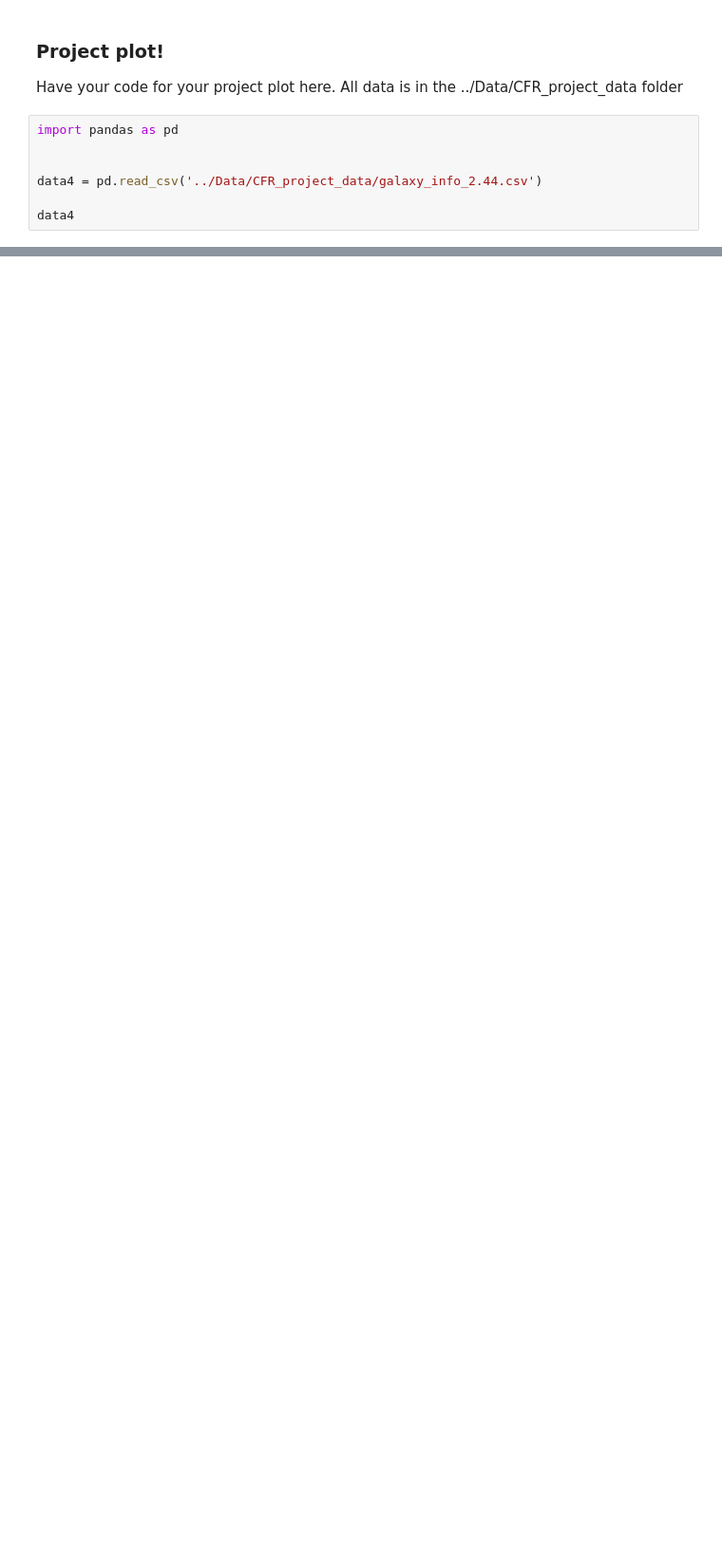
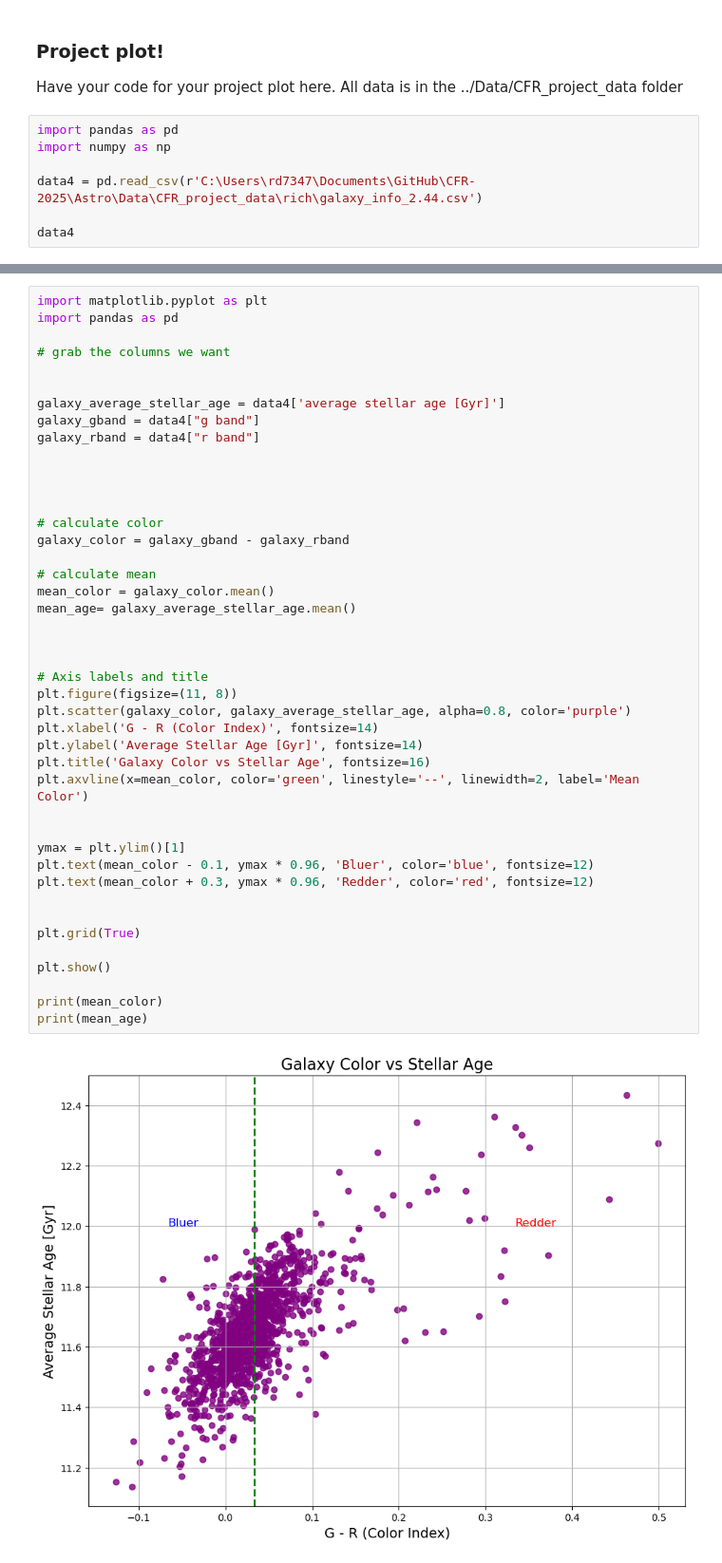
Before and after one commit to PrisonTeachingInitiative/CFR-2025, a Jupyter notebook: Astro/Blank/Project.ipynb, the cells around one changed output, grey strips where cells are left out. Shown at 95% size. Cells and saved outputs as stored; diff of their text form; blank space fills up the shorter version.

```diff
--- a/Astro/Blank/Project.ipynb
+++ b/Astro/Blank/Project.ipynb
@@ -4,9 +4,9 @@
 Have your code for your project plot here. All data is in the ../Data/CFR_project_data folder
 # %%
 import pandas as pd
+import numpy as np
 
-
-data4 = pd.read_csv('../Data/CFR_project_data/galaxy_info_2.44.csv')
+data4 = pd.read_csv(r'C:\Users\rd7347\Documents\GitHub\CFR-2025\Astro\Data\CFR_project_data\rich\galaxy_info_2.44.csv')
 
 data4
 # %% [output]
@@ -13,0 +26,45 @@ FileNotFoundError: [Errno 2] No such file or directory: '../Data/CFR_project_dat
+# %%
+import matplotlib.pyplot as plt
+import pandas as pd
+
+# grab the columns we want
+
+
+galaxy_average_stellar_age = data4['average stellar age [Gyr]']
+galaxy_gband = data4["g band"]
+galaxy_rband = data4["r band"]
+
+
+
+
+# calculate color
+galaxy_color = galaxy_gband - galaxy_rband
+
+# calculate mean
+mean_color = galaxy_color.mean()
+mean_age= galaxy_average_stellar_age.mean()
+
+
+
+# Axis labels and title
+plt.figure(figsize=(11, 8))
+plt.scatter(galaxy_color, galaxy_average_stellar_age, alpha=0.8, color='purple')
+plt.xlabel('G - R (Color Index)', fontsize=14)
+plt.ylabel('Average Stellar Age [Gyr]', fontsize=14)
+plt.title('Galaxy Color vs Stellar Age', fontsize=16)
+plt.axvline(x=mean_color, color='green', linestyle='--', linewidth=2, label='Mean Color')
+
+
+ymax = plt.ylim()[1]
+plt.text(mean_color - 0.1, ymax * 0.96, 'Bluer', color='blue', fontsize=12)
+plt.text(mean_color + 0.3, ymax * 0.96, 'Redder', color='red', fontsize=12)
+
+
+plt.grid(True)
+
+plt.show()
+
+print(mean_color)
+print(mean_age)
+# %% [output]
+[figure, added]
```
Also changed, not shown: parts of 2 cells of this notebook, 1 other file.
